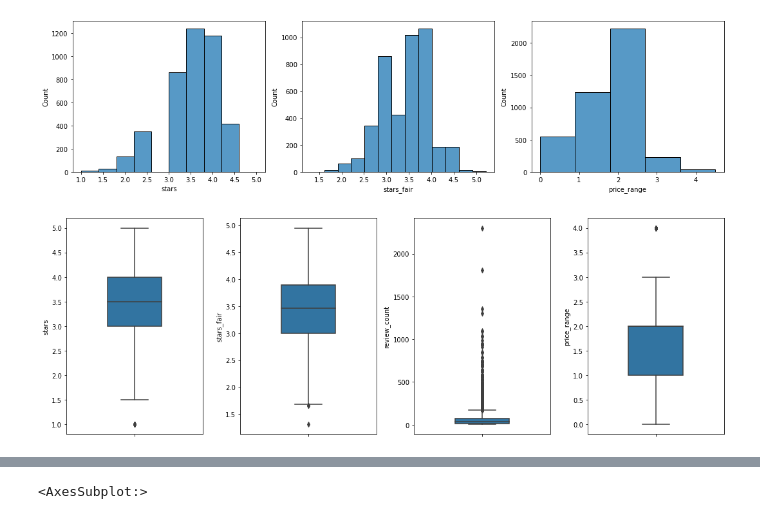
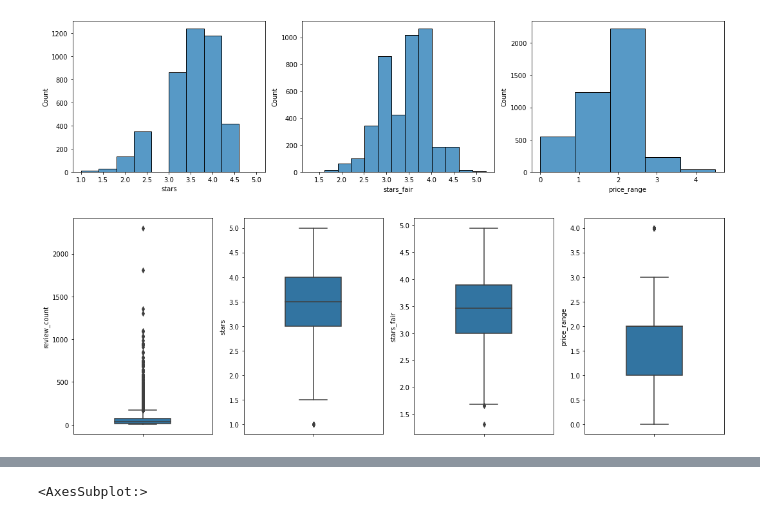
Before and after one commit to BadeJoey/Yelp_Analyser, a Jupyter notebook: data_eda.ipynb, the cells around one changed output, grey strips where cells are left out. Saved outputs shown, nothing was run; the diff lists cells and outputs as text; code cells hidden in the pictures.

```diff
--- a/data_eda.ipynb
+++ b/data_eda.ipynb
@@ -143,13 +143,13 @@ f.tight_layout()
 [figure]
 # %%
 f, axes = plt.subplots(1, 4, figsize=(15,5))
-sns.boxplot(data=df, y="stars", width=0.4, ax=axes[0])
-sns.boxplot(data=df, y="stars_fair", width=0.4, ax=axes[1])
-sns.boxplot(data=df, y="review_count", width=0.4, ax=axes[2])
+sns.boxplot(data=df, y="review_count", width=0.4, ax=axes[0])
+sns.boxplot(data=df, y="stars", width=0.4, ax=axes[1])
+sns.boxplot(data=df, y="stars_fair", width=0.4, ax=axes[2])
 sns.boxplot(data=df, y="price_range", width=0.4, ax=axes[3])
 f.tight_layout()
 # %% [output]
-[figure, old version]
+[figure, new version]
 # %%
 df[["stars", "price_range", "review_count",'latitude', 'longitude', 'categories_len', 'weekend_hours', 'weekday_hours']].corr()
 # %% [output]
```
Also changed, not shown: parts of 4 cells of this notebook, 20 other files.
